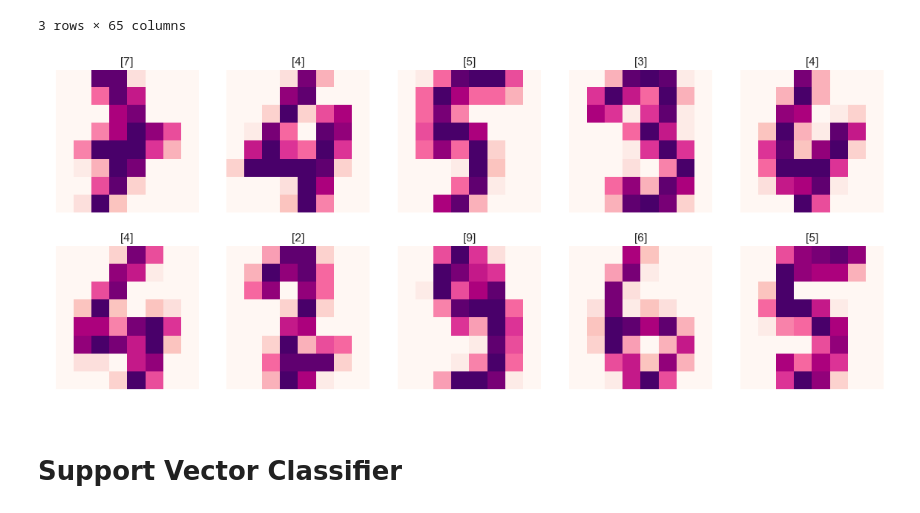
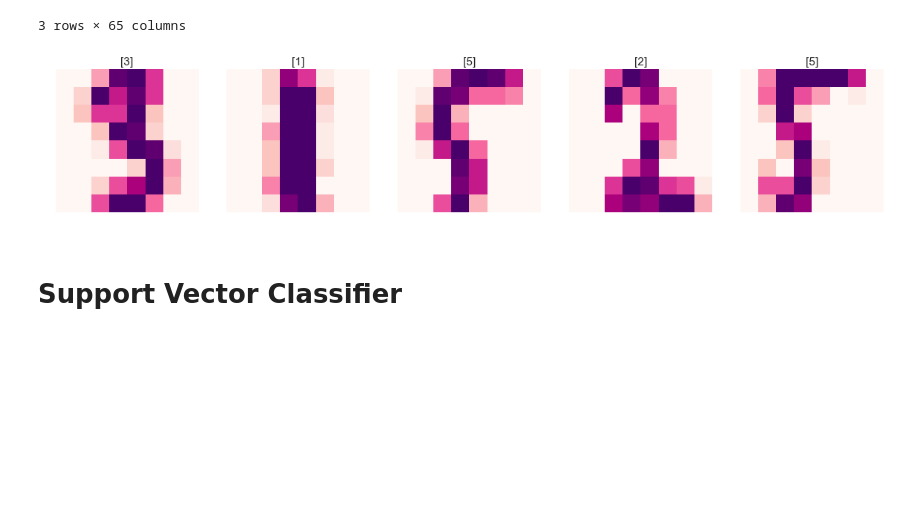
Before and after one commit to derpycoder/pragmatic-machine-learning, a Jupyter notebook: algorithms/pca.ipynb, the cells around one changed output. Saved outputs shown, nothing was run; the diff lists cells and outputs as text; code cells hidden in the pictures; blank space fills up the shorter version.

```diff
--- a/algorithms/pca.ipynb
+++ b/algorithms/pca.ipynb
@@ -47,16 +48,16 @@ X_train, X_test, y_train, y_test = train_test_split(X, y, stratify=y)
 # %%
 sns.set_context('talk')
 
-plt.figure(figsize = (20, 8))
+plt.figure(figsize = (20, 4))
 
-for i, (image, label) in enumerate(zip(X_train.iloc[:10, :].values, y_train[:10])):
-    plt.subplot(2, 5, i + 1).axis('off')
+for i, (image, label) in enumerate(zip(X_train.iloc[:5, :].values, y_train[:5])):
+    plt.subplot(1, 5, i + 1).axis('off')
     plt.imshow(image.reshape(8, 8), cmap = 'RdPu')
     plt.title('[{}]'.format(label))
 
 plt.show()
 # %% [output]
-[figure, old version]
+[figure, new version]
 # %% [markdown]
 # Support Vector Classifier
 # %%
```
Also changed, not shown: parts of 15 cells of this notebook.
